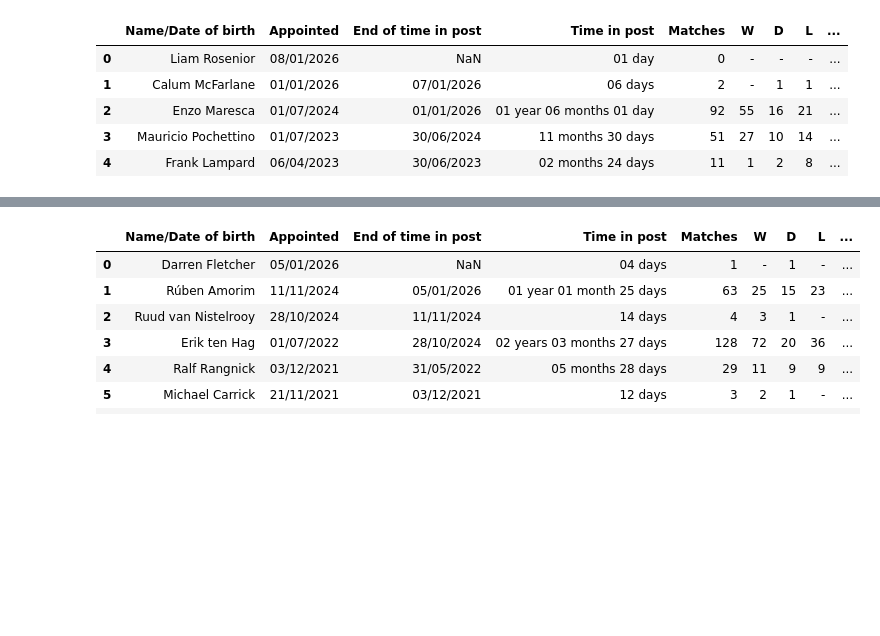
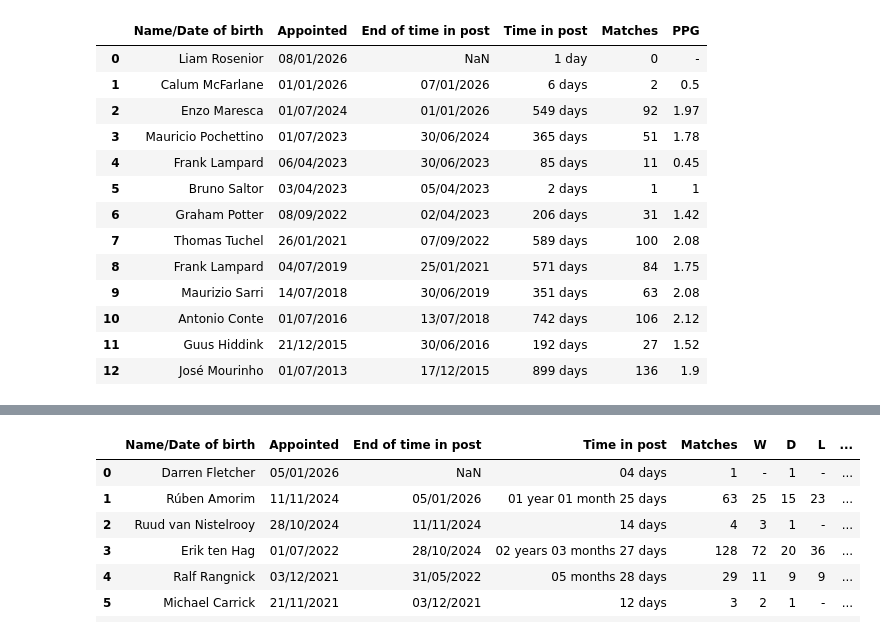
Before and after one commit to Matre5/january-2026-football-analytics, a Jupyter notebook: notebooks/managers_lifespan.ipynb, the cells around one changed output, grey strips where cells are left out. Drawn from its saved outputs; the diff is of its cells as text; code cells hidden in the pictures; blank space fills up the shorter version.

```diff
--- a/notebooks/managers_lifespan.ipynb
+++ b/notebooks/managers_lifespan.ipynb
@@ -15,14 +16,22 @@ arsenal
 | 1 | Unai Emery | 01/07/2018 | 29/11/2019 | 01 year 04 months 29 days | 78 | 43 | 15 | 20 | ... |
 | 2 | Arsène Wenger | 01/10/1996 | 30/06/2018 | 21 years 08 months 30 days | 1234 | 715 | 267 | 252 | ... |
 # %%
-chelsea.head()
+chelsea
 # %% [output]
-|  | Name/Date of birth | Appointed | End of time in post | Time in post | Matches | W | D | L | ... |
-| 0 | Liam Rosenior | 08/01/2026 | NaN | 01 day | 0 | - | - | - | ... |
-| 1 | Calum McFarlane | 01/01/2026 | 07/01/2026 | 06 days | 2 | - | 1 | 1 | ... |
-| 2 | Enzo Maresca | 01/07/2024 | 01/01/2026 | 01 year 06 months 01 day | 92 | 55 | 16 | 21 | ... |
-| 3 | Mauricio Pochettino | 01/07/2023 | 30/06/2024 | 11 months 30 days | 51 | 27 | 10 | 14 | ... |
-| 4 | Frank Lampard | 06/04/2023 | 30/06/2023 | 02 months 24 days | 11 | 1 | 2 | 8 | ... |
+|  | Name/Date of birth | Appointed | End of time in post | Time in post | Matches | PPG |
+| 0 | Liam Rosenior | 08/01/2026 | NaN | 1 day | 0 | - |
+| 1 | Calum McFarlane | 01/01/2026 | 07/01/2026 | 6 days | 2 | 0.5 |
+| 2 | Enzo Maresca | 01/07/2024 | 01/01/2026 | 549 days | 92 | 1.97 |
+| 3 | Mauricio Pochettino | 01/07/2023 | 30/06/2024 | 365 days | 51 | 1.78 |
+| 4 | Frank Lampard | 06/04/2023 | 30/06/2023 | 85 days | 11 | 0.45 |
+| 5 | Bruno Saltor | 03/04/2023 | 05/04/2023 | 2 days | 1 | 1 |
+| 6 | Graham Potter | 08/09/2022 | 02/04/2023 | 206 days | 31 | 1.42 |
+| 7 | Thomas Tuchel | 26/01/2021 | 07/09/2022 | 589 days | 100 | 2.08 |
+| 8 | Frank Lampard | 04/07/2019 | 25/01/2021 | 571 days | 84 | 1.75 |
+| 9 | Maurizio Sarri | 14/07/2018 | 30/06/2019 | 351 days | 63 | 2.08 |
+| 10 | Antonio Conte | 01/07/2016 | 13/07/2018 | 742 days | 106 | 2.12 |
+| 11 | Guus Hiddink | 21/12/2015 | 30/06/2016 | 192 days | 27 | 1.52 |
+| 12 | José Mourinho | 01/07/2013 | 17/12/2015 | 899 days | 136 | 1.9 |
 # %%
 city
 # %% [output]
```
Also changed, not shown: parts of 11 cells of this notebook, 5 other files.
